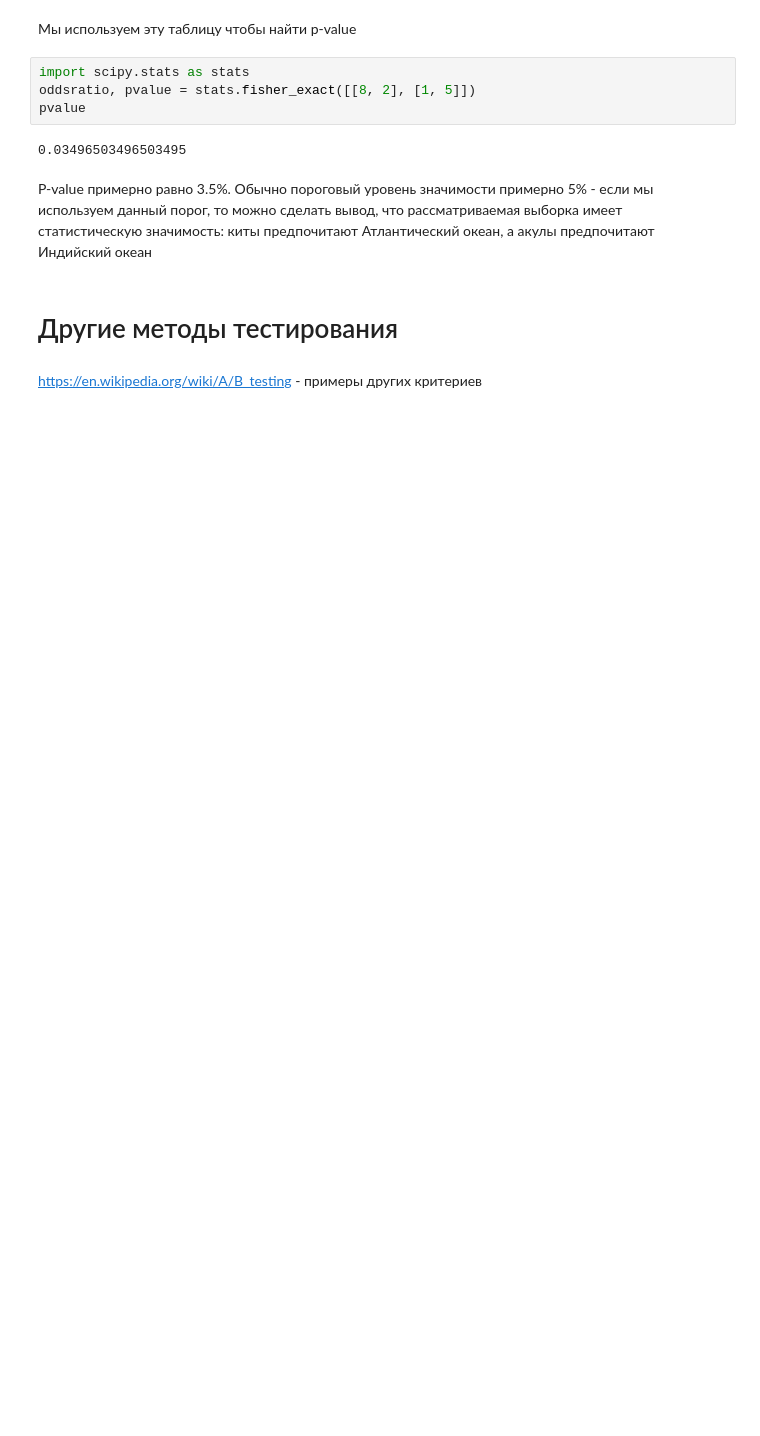
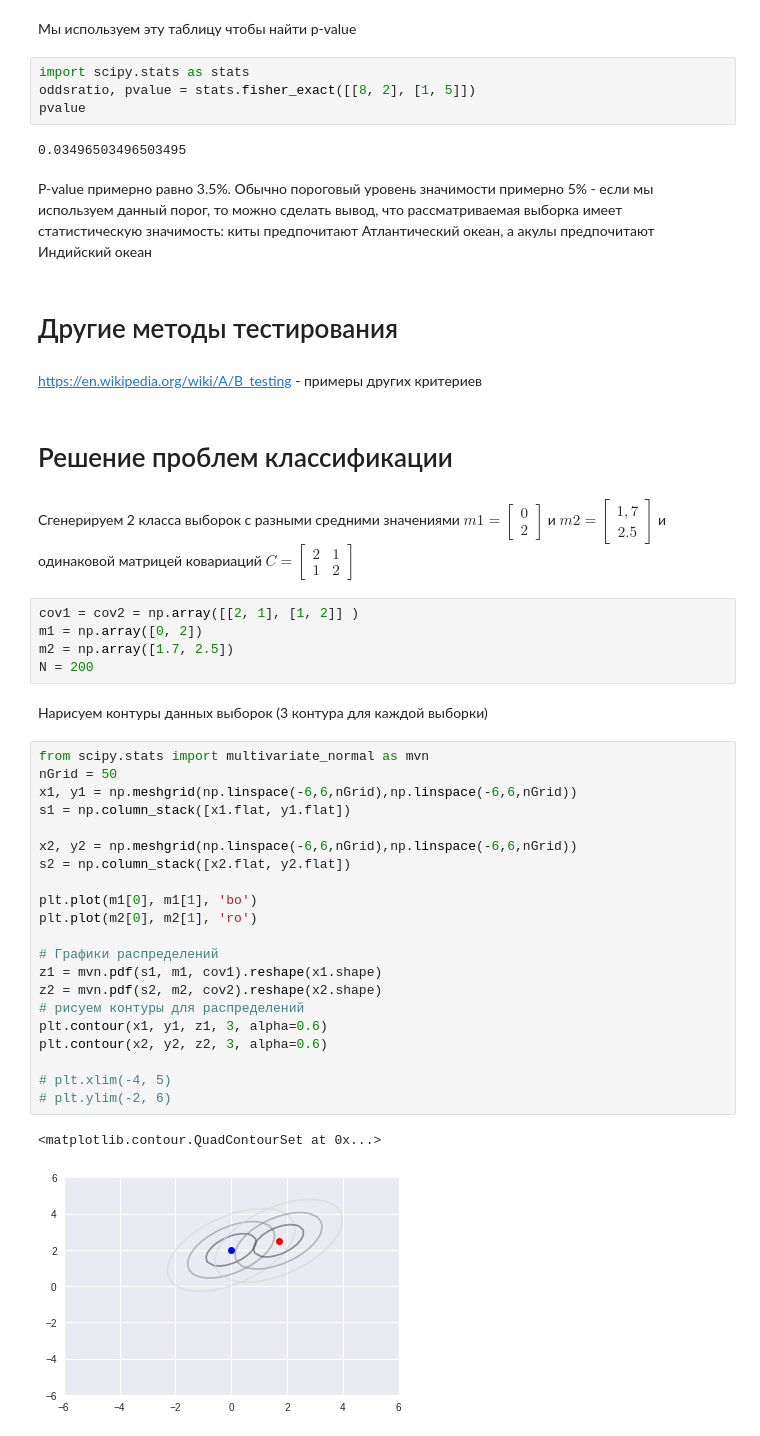
Before and after one commit to yustiks/statistics_in_python, a Jupyter notebook: statistics_3.ipynb, the cells around one changed output. Drawn from its saved outputs; the diff is of its cells as text; blank space fills up the shorter version.

```diff
--- a/statistics_3.ipynb
+++ b/statistics_3.ipynb
@@ -508,3 +508,41 @@ P-value примерно равно 3.5%. Обычно пороговый уро
 # Другие методы тестирования
 # %% [markdown]
 https://en.wikipedia.org/wiki/A/B_testing - примеры других критериев
+# %% [markdown]
+# Решение проблем классификации
+# %% [markdown]
+Сгенерируем 2 класса выборок с разными средними значениями $m1 = \begin{bmatrix}0\\2 \end{bmatrix}$ и $m2 = \begin{bmatrix}1,7\\2.5\end{bmatrix}$ и одинаковой матрицей ковариаций $C = \begin{bmatrix}
+2 & 1\\
+1 & 2
+\end{bmatrix}$
+# %%
+cov1 = cov2 = np.array([[2, 1], [1, 2]] )
+m1 = np.array([0, 2])
+m2 = np.array([1.7, 2.5])
+N = 200
+# %% [markdown]
+Нарисуем контуры данных выборок (3 контура для каждой выборки)
+# %%
+from scipy.stats import multivariate_normal as mvn
+nGrid = 50
+x1, y1 = np.meshgrid(np.linspace(-6,6,nGrid),np.linspace(-6,6,nGrid))
+s1 = np.column_stack([x1.flat, y1.flat])
+
+x2, y2 = np.meshgrid(np.linspace(-6,6,nGrid),np.linspace(-6,6,nGrid))
+s2 = np.column_stack([x2.flat, y2.flat])
+
+plt.plot(m1[0], m1[1], 'bo')
+plt.plot(m2[0], m2[1], 'ro')
+
+# Графики распределений
+z1 = mvn.pdf(s1, m1, cov1).reshape(x1.shape)
+z2 = mvn.pdf(s2, m2, cov2).reshape(x2.shape)
+# рисуем контуры для распределений
+plt.contour(x1, y1, z1, 3, alpha=0.6)
+plt.contour(x2, y2, z2, 3, alpha=0.6)
+
+# plt.xlim(-4, 5)
+# plt.ylim(-2, 6)
+# %% [output]
+<matplotlib.contour.QuadContourSet at 0x...>
+[figure, added]
```
Also changed, not shown: parts of 5 cells of this notebook.
